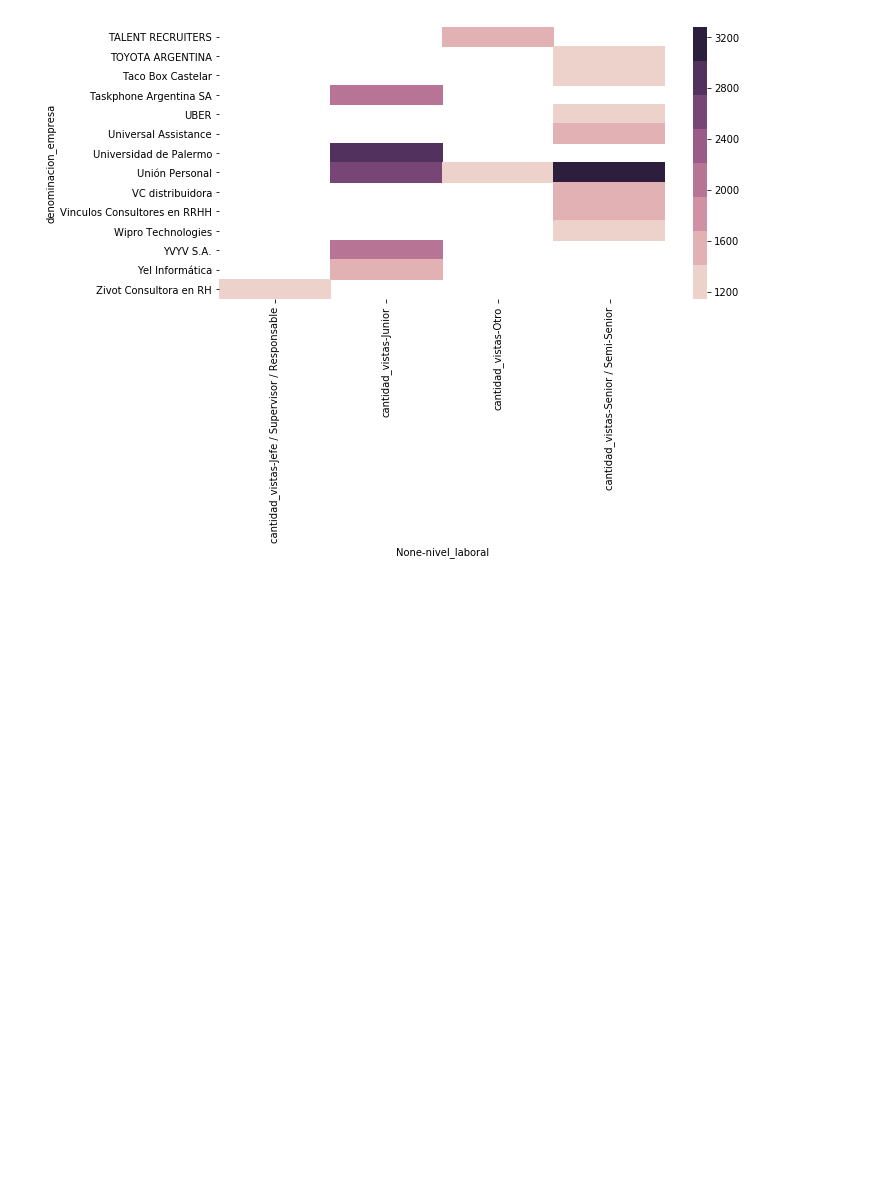
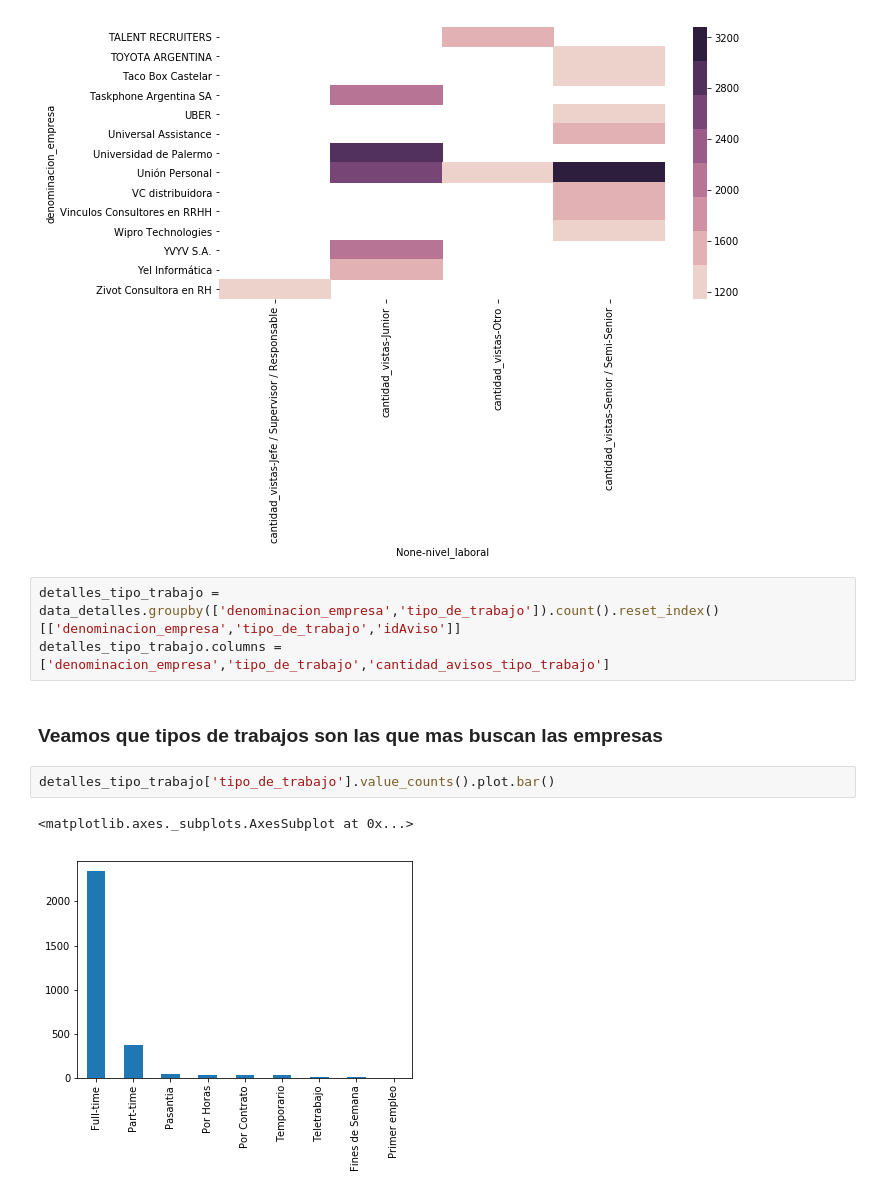
Before and after one commit to iloyarte/datos-tp, a Jupyter notebook: TP 1 - Analisis exploratorio - 2C.ipynb, the cells around one changed output. Saved outputs shown, nothing was run; the diff lists cells and outputs as text; blank space fills up the shorter version.

```diff
--- a/TP 1 - Analisis exploratorio - 2C.ipynb
+++ b/TP 1 - Analisis exploratorio - 2C.ipynb
@@ -257,3 +258,13 @@ sns.heatmap(empresas_avisos_nivel_gt.pivot_table(index = 'denominacion_empresa',
 # %% [output]
 <matplotlib.axes._subplots.AxesSubplot at 0x...>
 [figure]
+# %%
+detalles_tipo_trabajo = data_detalles.groupby(['denominacion_empresa','tipo_de_trabajo']).count().reset_index()[['denominacion_empresa','tipo_de_trabajo','idAviso']]
+detalles_tipo_trabajo.columns = ['denominacion_empresa','tipo_de_trabajo','cantidad_avisos_tipo_trabajo']
+# %% [markdown]
+### Veamos que tipos de trabajos son las que mas buscan las empresas
+# %%
+detalles_tipo_trabajo['tipo_de_trabajo'].value_counts().plot.bar()
+# %% [output]
+<matplotlib.axes._subplots.AxesSubplot at 0x...>
+[figure, added]
```
Also changed, not shown: parts of 8 cells of this notebook.
